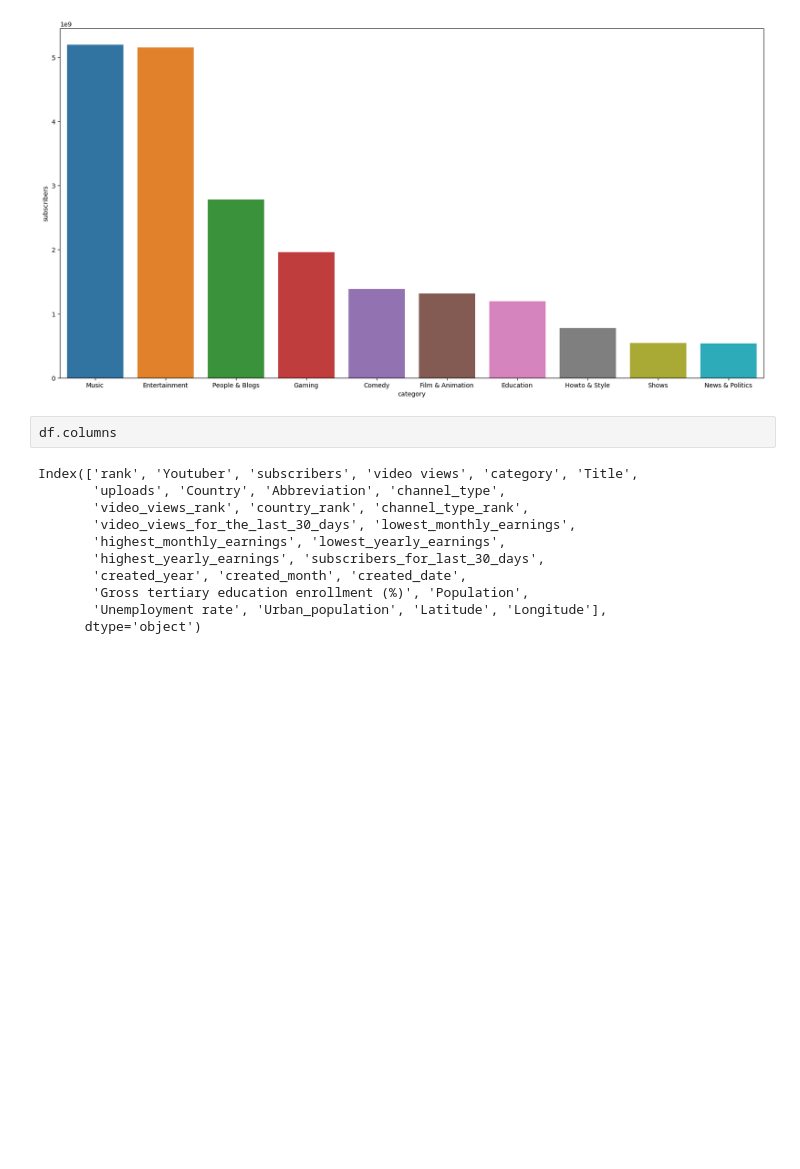
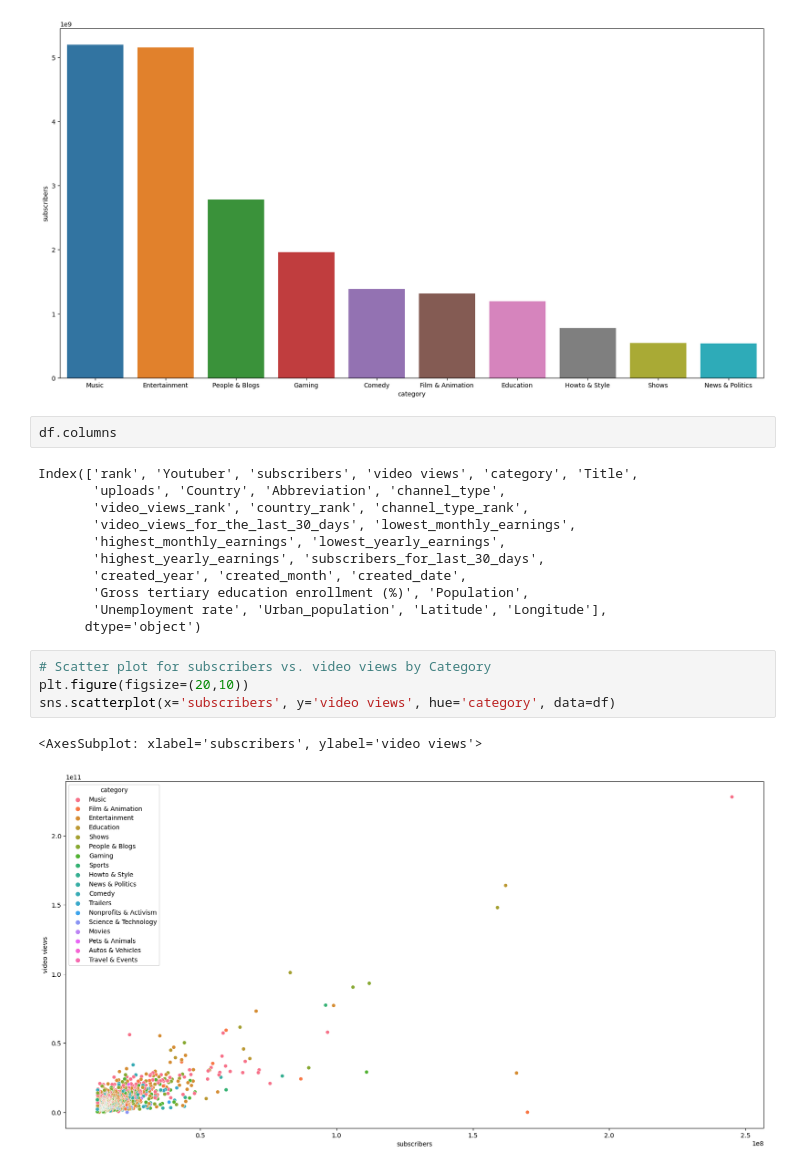
Before and after one commit to mynamescheff/jutuber, a Jupyter notebook: yt.ipynb, the cells around one changed output. Cells and saved outputs as stored; diff of their text form; blank space fills up the shorter version.

```diff
--- a/yt.ipynb
+++ b/yt.ipynb
@@ -136,3 +136,10 @@ Index(['rank', 'Youtuber', 'subscribers', 'video views', 'category', 'Title',
        'Gross tertiary education enrollment (%)', 'Population',
        'Unemployment rate', 'Urban_population', 'Latitude', 'Longitude'],
       dtype='object')
+# %%
+# Scatter plot for subscribers vs. video views by Category
+plt.figure(figsize=(20,10))
+sns.scatterplot(x='subscribers', y='video views', hue='category', data=df)
+# %% [output]
+<AxesSubplot: xlabel='subscribers', ylabel='video views'>
+[figure, added]
```
Also changed, not shown: parts of 15 cells of this notebook, 4 other files.
